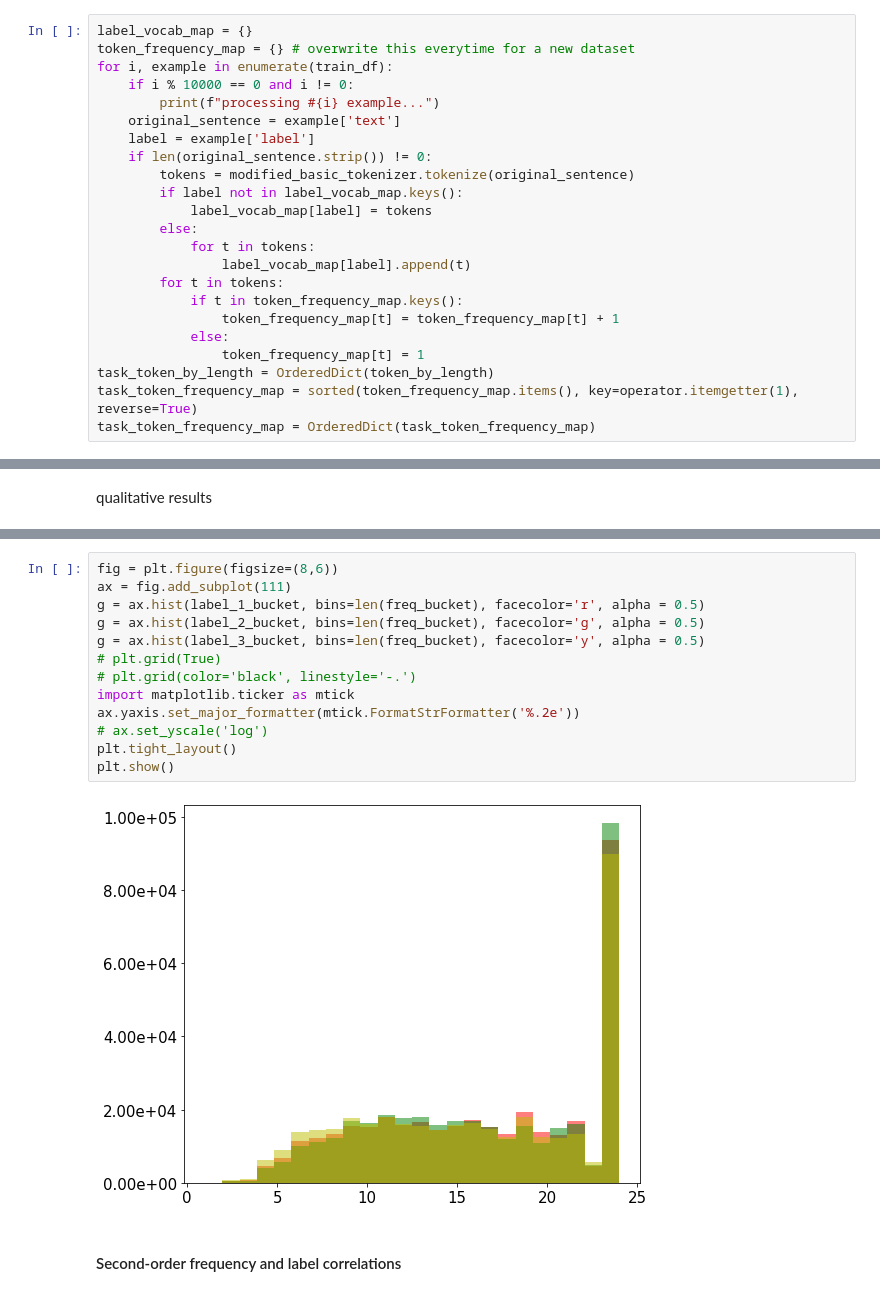
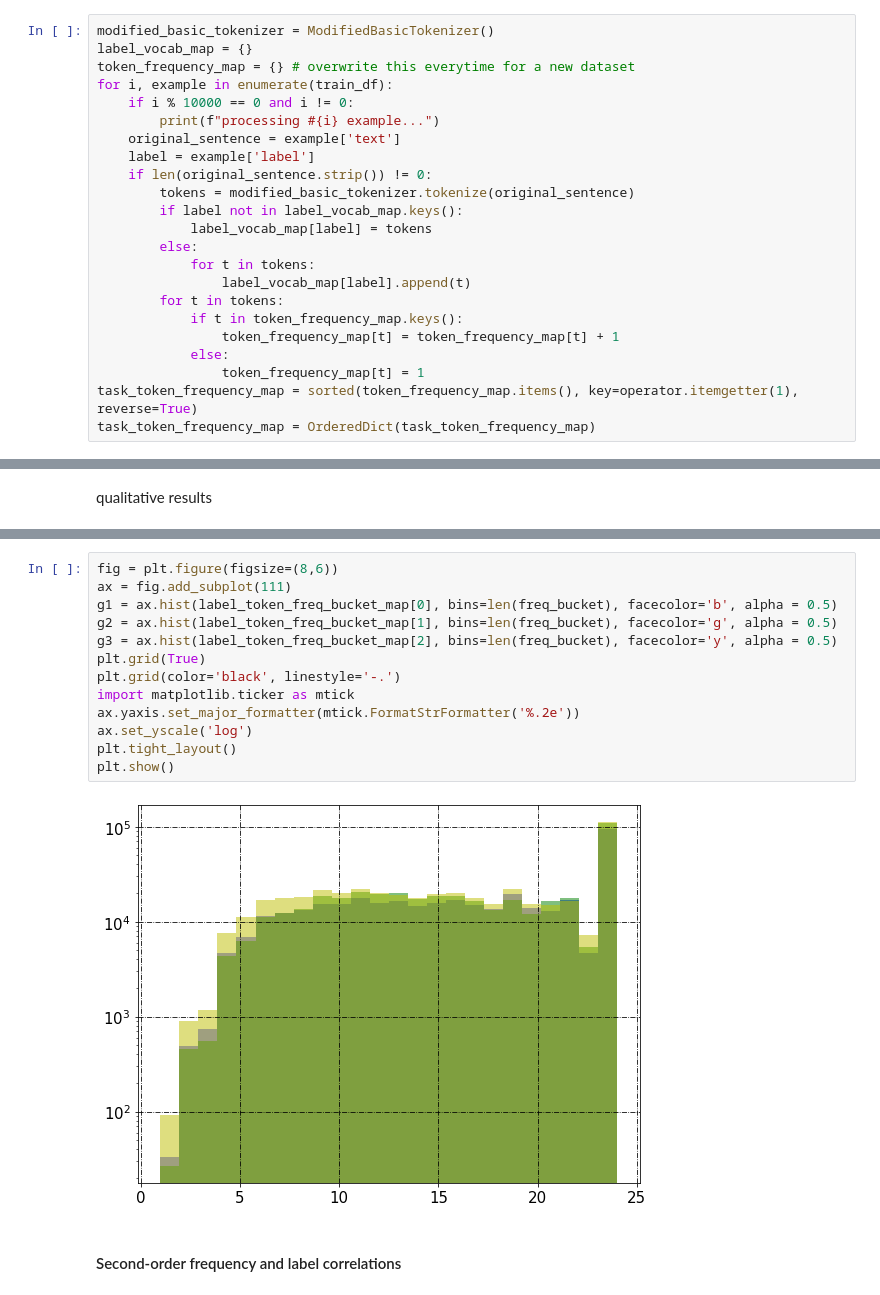
Before and after one commit to frankaging/limits-cross-domain-transfer, a Jupyter notebook: code/high_order_frequency_analyses.ipynb, the cells around one changed output, grey strips where cells are left out. Cells and saved outputs as stored; diff of their text form.

```diff
--- a/code/high_order_frequency_analyses.ipynb
+++ b/code/high_order_frequency_analyses.ipynb
@@ -85,6 +85,7 @@ train_df = Dataset.from_pandas(train_df)
 eval_df = Dataset.from_pandas(eval_df)
 test_df = Dataset.from_pandas(test_df)
 # %%
+modified_basic_tokenizer = ModifiedBasicTokenizer()
 label_vocab_map = {}
 token_frequency_map = {} # overwrite this everytime for a new dataset
 for i, example in enumerate(train_df):
@@ -104,7 +105,6 @@ for i, example in enumerate(train_df):
                 token_frequency_map[t] = token_frequency_map[t] + 1
             else:
                 token_frequency_map[t] = 1
-task_token_by_length = OrderedDict(token_by_length)
 task_token_frequency_map = sorted(token_frequency_map.items(), key=operator.itemgetter(1), reverse=True)
 task_token_frequency_map = OrderedDict(task_token_frequency_map)
 # %% [output]
@@ -274,18 +335,18 @@ qualitative results
 # %%
 fig = plt.figure(figsize=(8,6))
 ax = fig.add_subplot(111)
-g = ax.hist(label_1_bucket, bins=len(freq_bucket), facecolor='r', alpha = 0.5)
-g = ax.hist(label_2_bucket, bins=len(freq_bucket), facecolor='g', alpha = 0.5)
-g = ax.hist(label_3_bucket, bins=len(freq_bucket), facecolor='y', alpha = 0.5)
-# plt.grid(True)
-# plt.grid(color='black', linestyle='-.')
+g1 = ax.hist(label_token_freq_bucket_map[0], bins=len(freq_bucket), facecolor='b', alpha = 0.5)
+g2 = ax.hist(label_token_freq_bucket_map[1], bins=len(freq_bucket), facecolor='g', alpha = 0.5)
+g3 = ax.hist(label_token_freq_bucket_map[2], bins=len(freq_bucket), facecolor='y', alpha = 0.5)
+plt.grid(True)
+plt.grid(color='black', linestyle='-.')
 import matplotlib.ticker as mtick
 ax.yaxis.set_major_formatter(mtick.FormatStrFormatter('%.2e'))
-# ax.set_yscale('log')
+ax.set_yscale('log')
 plt.tight_layout()
 plt.show()
 # %% [output]
-[figure, old version]
+[figure, new version]
 # %% [markdown]
 #### Second-order frequency and label correlations
 # %%
```
Also changed, not shown: parts of 1 cell of this notebook, 3 other files.
